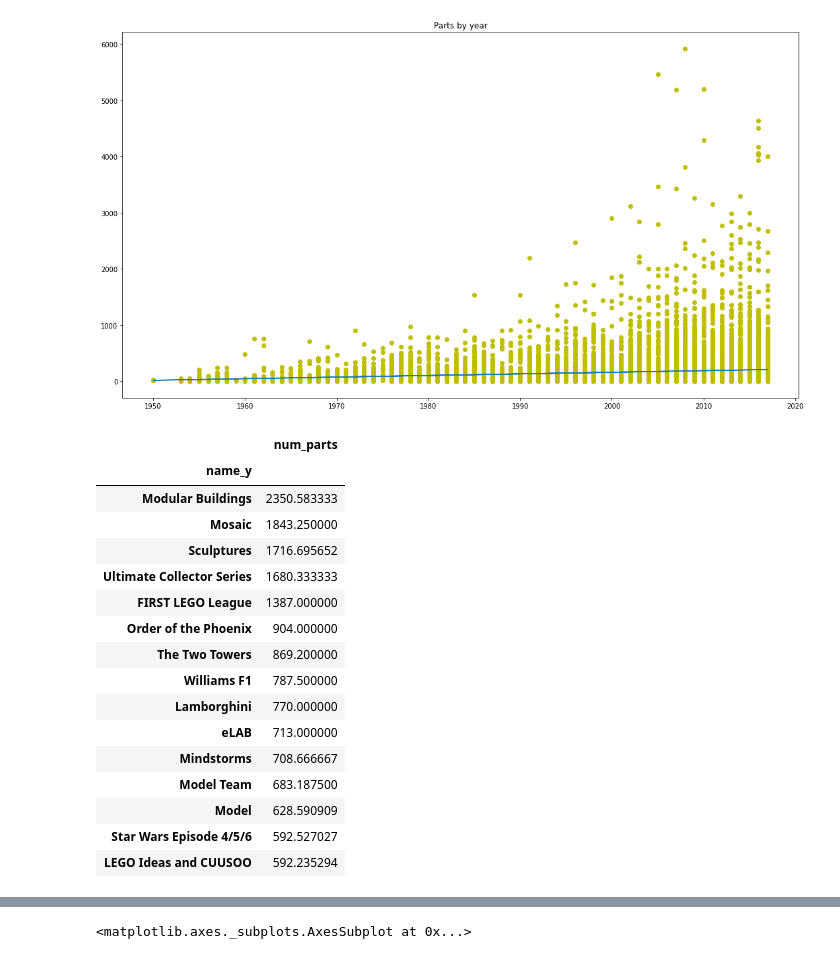
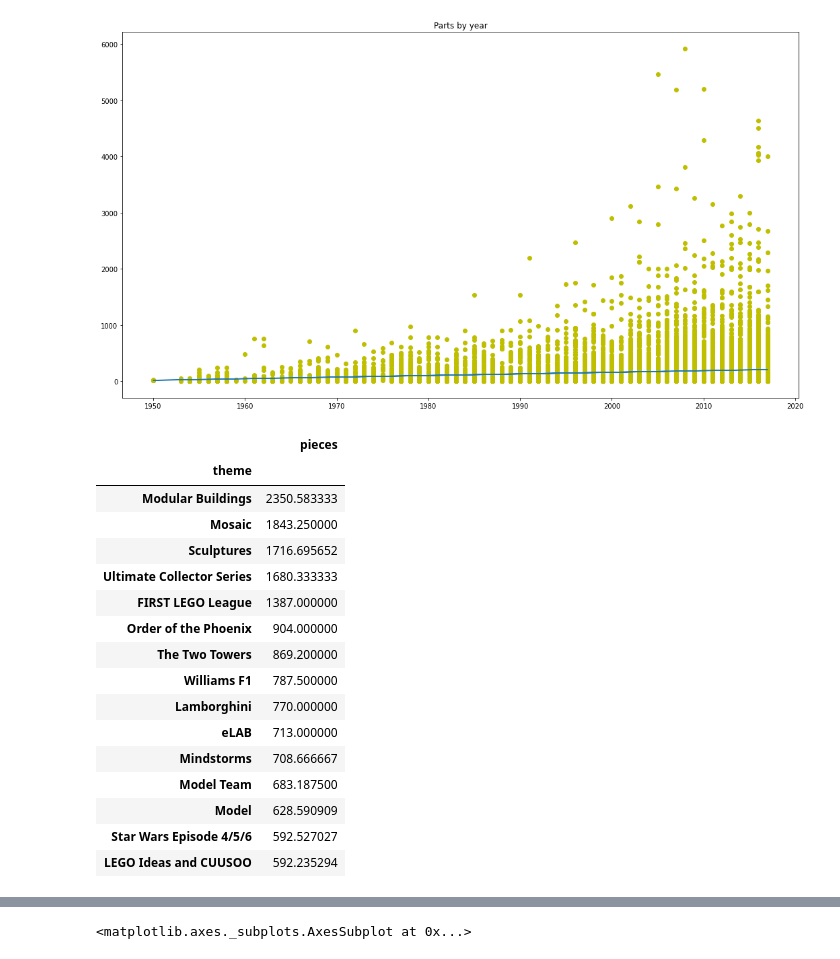
Before and after one commit to RodolfoPerna/portfolio, a Jupyter notebook: Lego_History.ipynb, the cells around one changed output, grey strips where cells are left out. Drawn from its saved outputs; the diff is of its cells as text; code cells hidden in the pictures.

```diff
--- a/Lego_History.ipynb
+++ b/Lego_History.ipynb
@@ -30,0 +23,10 @@ sets = pd.read_csv('sets.csv')
+# %%
+# Read data
+url = 'https://raw.githubusercontent.com/RodolfoPerna/portfolio/master/sets.csv'
+sets = pd.read_csv(url)
+url = 'https://raw.githubusercontent.com/RodolfoPerna/portfolio/master/themes.csv'
+themes = pd.read_csv(url)
+url = 'https://raw.githubusercontent.com/RodolfoPerna/portfolio/master/inventories.csv'
+inventories = pd.read_csv(url)
+url = 'https://raw.githubusercontent.com/RodolfoPerna/portfolio/master/inventory_sets.csv'
+inventory_sets = pd.read_csv(url)
@@ -31,3 +68,8 @@ sets = pd.read_csv('sets.csv')
 # %%
 themes = themes.rename(columns={'id': 'theme_id'})
 sets = sets.merge(themes, on='theme_id')
+# %%
+sets.rename(columns={"name_x":'set_name', 'num_parts':'pieces', 'name_y':'theme'}, inplace=True)
+# %%
+# simply drop whole column "parent_id"
+sets.drop('parent_id', axis=1, inplace=False)
@@ -33,0 +90,8 @@ sets = sets.merge(themes, on='theme_id')
+# %%
+# replace "?" to NaN
+sets.replace("?", np.nan, inplace = True)
+missing_data = sets.isnull()
+for column in missing_data.columns.values.tolist():
+    print(column)
+    print (missing_data[column].value_counts())
+    print("")
@@ -51,10 +133,10 @@ plt.plot(x, m*x + b) # add line of best fit.
 [<matplotlib.lines.Line2D at 0x...>]
 [figure]
 # %%
-sets[['name_y','num_parts']].groupby('name_y', as_index = True).mean().sort_values(by = 'num_parts', ascending = False).head(15)
+sets[['theme','pieces']].groupby('theme', as_index = True).mean().sort_values(by = 'pieces', ascending = False).head(15)
 # %% [output]
-|  | num_parts |
-| name_y |  |
+|  | pieces |
+| theme |  |
 | Modular Buildings | 2350.583333 |
 | Mosaic | 1843.250000 |
 | Sculptures | 1716.695652 |
```
Also changed, not shown: parts of 22 cells of this notebook.
